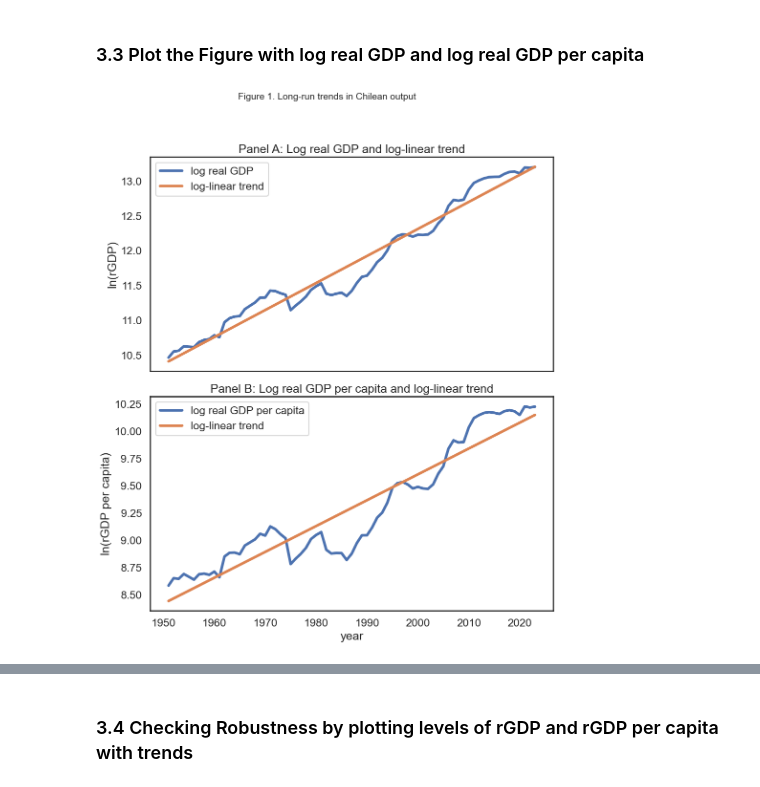
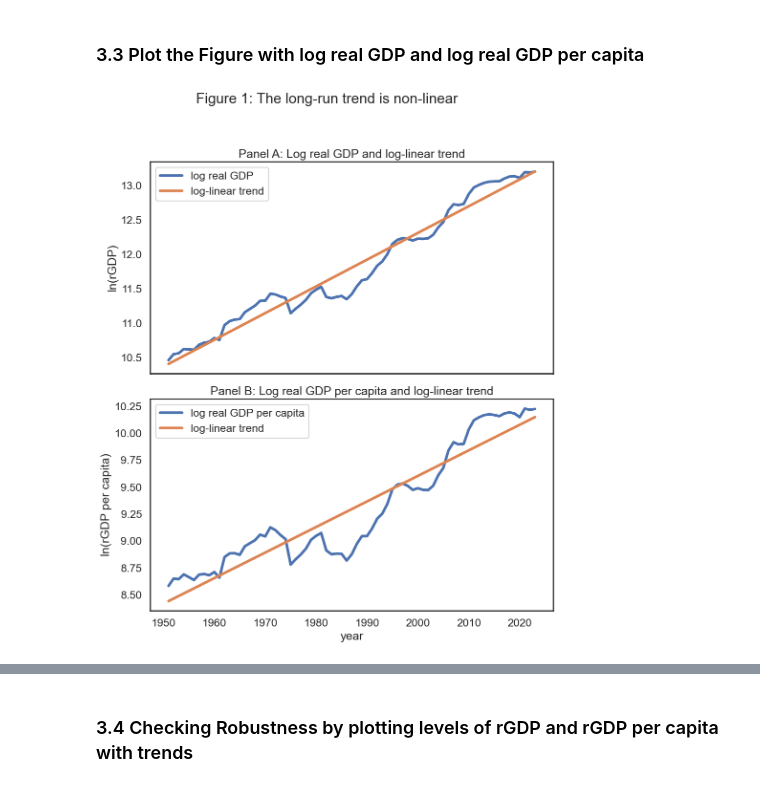
Before and after one commit to IcarusBai/EC2B1_Coursework, a Jupyter notebook: EC2B1_Coursework_Program.ipynb, the cells around one changed output, grey strips where cells are left out. Cells and saved outputs as stored; diff of their text form; code cells hidden in the pictures.

```diff
--- a/EC2B1_Coursework_Program.ipynb
+++ b/EC2B1_Coursework_Program.ipynb
@@ -141,35 +142,35 @@ axes[0].plot(
 )
 
 axes[0].set_ylabel("ln(rGDP)")
 axes[0].set_title("Panel A: Log real GDP and log-linear trend")
 axes[0].legend()
 
 # Panel B: log rGDP per capita
 axes[1].plot(
     years,
     np.log(rgdpe_pc),
     label='log real GDP per capita',
     linewidth=lw
 )
 axes[1].plot(
     years,
     lgyhat_exp_lin,
     label='log-linear trend',
     linewidth=lw
 )
 
 axes[1].set_ylabel("ln(rGDP per capita)")
 axes[1].set_xlabel("year")
 axes[1].set_title("Panel B: Log real GDP per capita and log-linear trend")
 axes[1].legend()
 
 # Overall figure title
-fig.suptitle("Figure 1. Long-run trends in Chilean output", fontsize=14)
+fig.suptitle("Figure 1: The long-run trend is non-linear")
 
 plt.tight_layout(rect=[0, 0, 1, 0.95])
 plt.show()
 # %% [output]
-[figure, old version]
+[figure, new version]
 # %%
 # Plot with colored subperiods and per-period fitted lines
 
```
Also changed, not shown: parts of 10 cells of this notebook.
